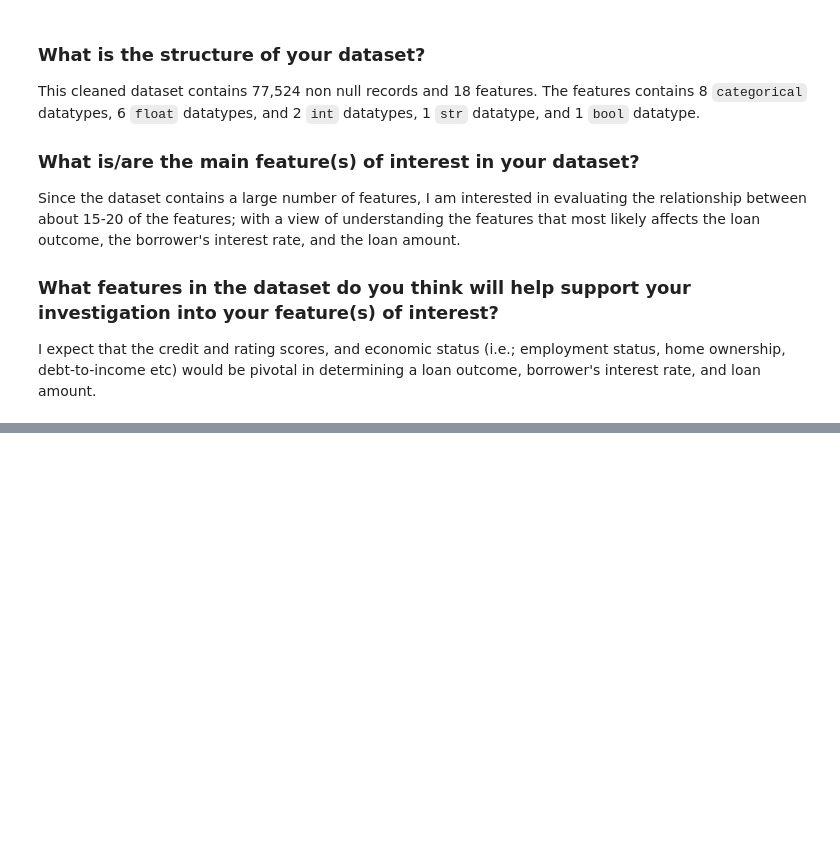
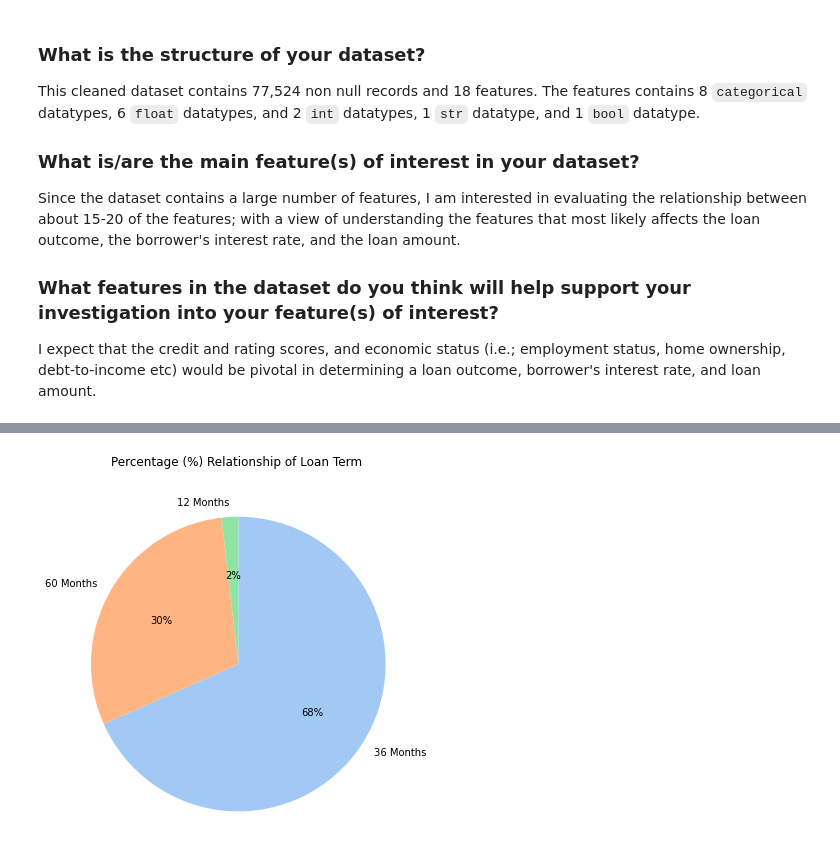
Before and after one commit to ArthurEzenwanne/visualize-communicate-project, a Jupyter notebook: Part_I_exploration.ipynb, the cells around one changed output, grey strips where cells are left out. Saved outputs shown, nothing was run; the diff lists cells and outputs as text; code cells hidden in the pictures; blank space fills up the shorter version.

Commit message:
feat: Complete univarate visualizations

```diff
--- a/Part_I_exploration.ipynb
+++ b/Part_I_exploration.ipynb
@@ -349,0 +355,17 @@ I expect that the credit and rating scores, and economic status (i.e.; employmen
+# %%
+# base color to use in my seaborn visuals
+palette_base = sb.color_palette('pastel')
+# %%
+# plot a pie chart to look at the loan term distribution
+# sort the data in order
+sorted_data = df_clean.Term.value_counts()
+
+# plot the data
+plt.pie(x=sorted_data, labels=['36 Months', '60 Months', '12 Months'], startangle=90, counterclock=False,
+        autopct='%.0f%%', colors=palette_base)
+plt.axis('square')
+
+plt.title('Percentage (%) Relationship of Loan Term \n\n')
+plt.show();
+# %% [output]
+[figure, added]
```
Also changed, not shown: parts of 28 cells of this notebook.
